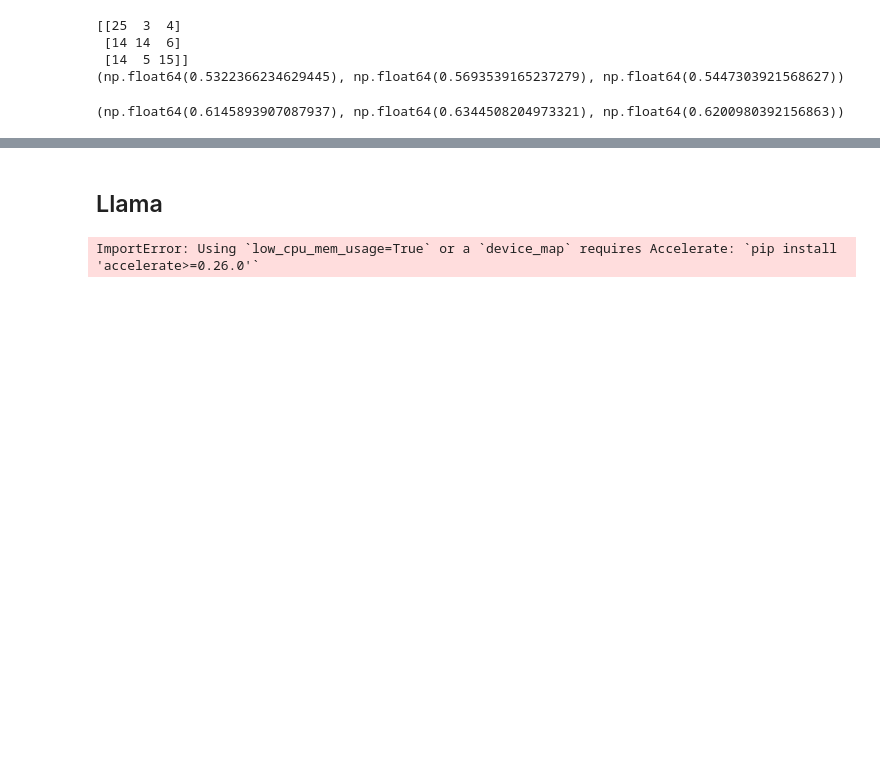
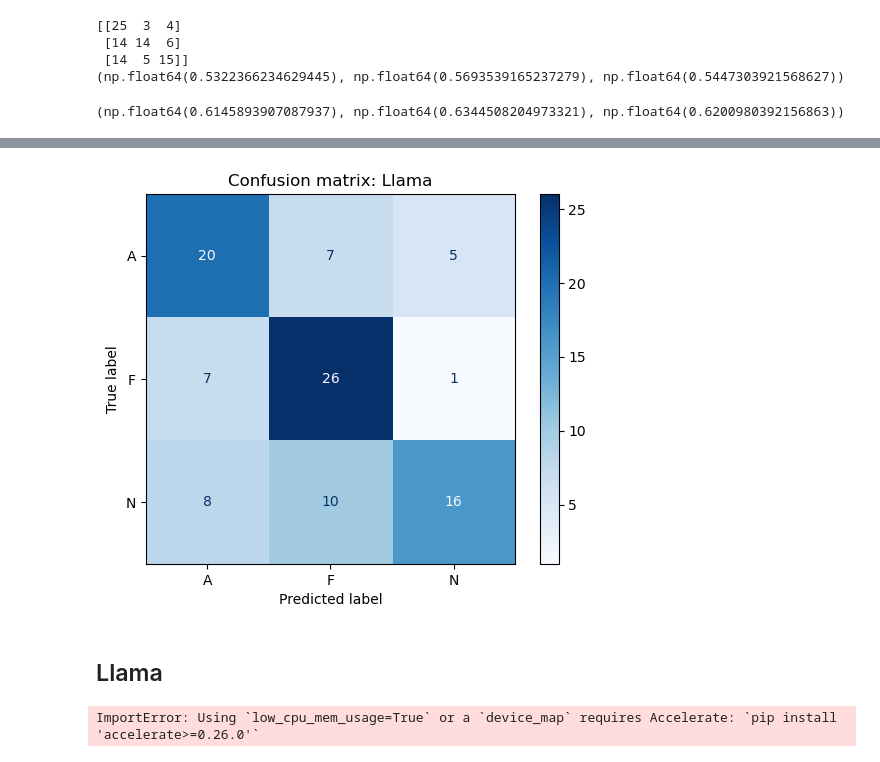
Before and after one commit to b0psheva27/BSc_project_polarization, a Jupyter notebook: notebooks/03_stance_detection.ipynb, the cells around one changed output, grey strips where cells are left out. Drawn from its saved outputs; the diff is of its cells as text; code cells hidden in the pictures; blank space fills up the shorter version.

```diff
--- a/notebooks/03_stance_detection.ipynb
+++ b/notebooks/03_stance_detection.ipynb
@@ -217,3 +227,10 @@ print(macro_f1_func(cm_llama))
+# %%
+disp2 = ConfusionMatrixDisplay(confusion_matrix=cm_llama, display_labels=["A", "F", "N"])
+disp2.plot(cmap=plt.cm.Blues, values_format='d')
+plt.title("Confusion matrix: Llama")
+plt.show()
+# %% [output]
+[figure, added]
 # %% [markdown]
 ## Llama
 # %%
```
Also changed, not shown: parts of 3 cells of this notebook, 7 other files.
